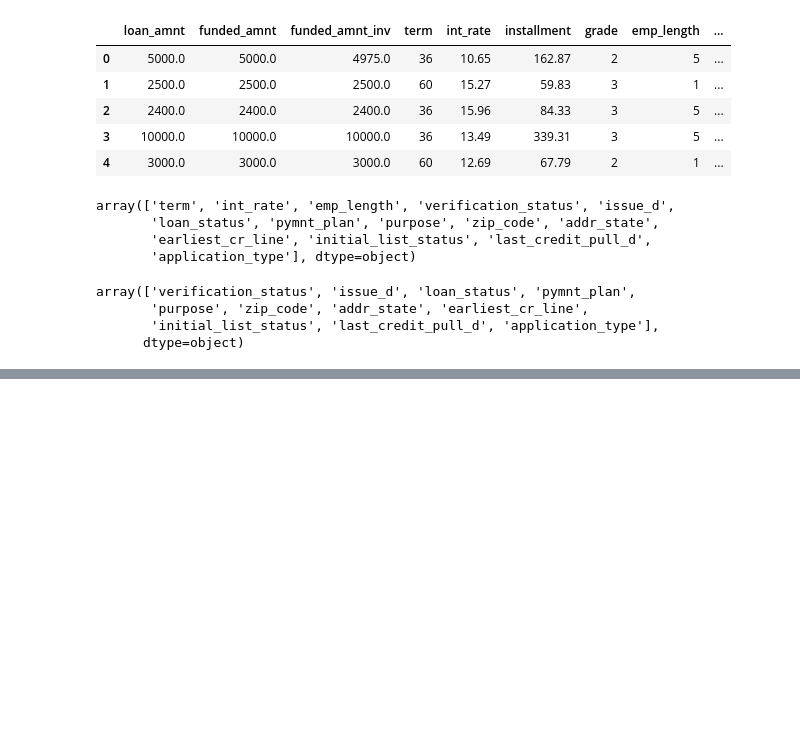
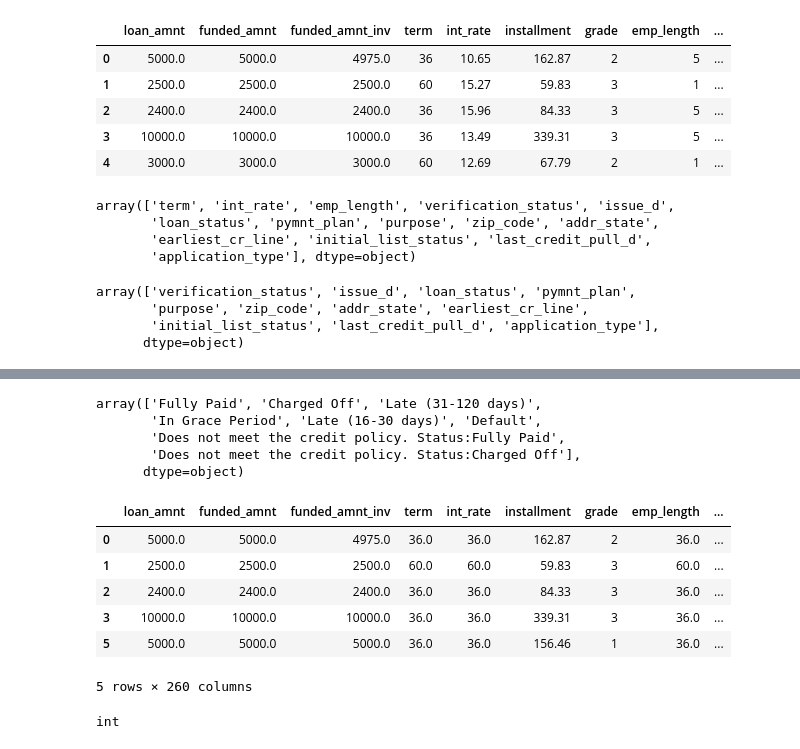
Before and after one commit to shayekh00/Loan-Defaulter, a Jupyter notebook: Loan_Defaulter.ipynb, the cells around one changed output, grey strips where cells are left out. Saved outputs shown, nothing was run; the diff lists cells and outputs as text; code cells hidden in the pictures; blank space fills up the shorter version.

```diff
--- a/Loan_Defaulter.ipynb
+++ b/Loan_Defaulter.ipynb
@@ -203,0 +293,45 @@ array(['verification_status', 'issue_d', 'loan_status', 'pymnt_plan',
+# %%
+
+Null_dropped_dataset.drop( Null_dropped_dataset[ Null_dropped_dataset['loan_status'] == 'Current' ].index , axis=0, inplace=True)
+
+# indexNames = Null_dropped_dataset[ (  Null_dropped_dataset['loan_status'] == 'Current ')  ].index
+# Null_dropped_dataset= Null_dropped_dataset.drop(indexNames , inplace=True)
+
+#Null_dropped_dataset= Null_dropped_dataset.drop(    Null_dropped_dataset['loan_status'] == 'Current', axis=0, inplace=True)
+# %%
+Null_dropped_dataset['loan_status'].unique()
+# %% [output]
+array(['Fully Paid', 'Charged Off', 'Late (31-120 days)',
+       'In Grace Period', 'Late (16-30 days)', 'Default',
+       'Does not meet the credit policy. Status:Fully Paid',
+       'Does not meet the credit policy. Status:Charged Off'],
+      dtype=object)
+# %%
+#Label Encoding
+mapping = {
+        'Fully Paid':0,
+        'Does not meet the credit policy. Status:Fully Paid':0,
+        'Late (31-120 days)':0,
+
+        'Late (16-30 days)':1,
+        'Charged Off':1,
+        'Does not meet the credit policy. Status:Charged Off':1,
+
+    }
+
+Null_dropped_dataset['loan_status']=Null_dropped_dataset['loan_status'].replace(mapping)
+
+
+Null_dropped_dataset.head()
+# %% [output]
+|  | loan_amnt | funded_amnt | funded_amnt_inv | term | int_rate | installment | grade | emp_length | ... |
+| 0 | 5000.0 | 5000.0 | 4975.0 | 36.0 | 36.0 | 162.87 | 2 | 36.0 | ... |
+| 1 | 2500.0 | 2500.0 | 2500.0 | 60.0 | 60.0 | 59.83 | 3 | 60.0 | ... |
+| 2 | 2400.0 | 2400.0 | 2400.0 | 36.0 | 36.0 | 84.33 | 3 | 36.0 | ... |
+| 3 | 10000.0 | 10000.0 | 10000.0 | 36.0 | 36.0 | 339.31 | 3 | 36.0 | ... |
+| 5 | 5000.0 | 5000.0 | 5000.0 | 36.0 | 36.0 | 156.46 | 1 | 36.0 | ... |
+5 rows × 260 columns
+# %%
+type(Null_dropped_dataset['loan_status'][1])
+# %% [output]
+int
```
Also changed, not shown: parts of 25 cells of this notebook.
